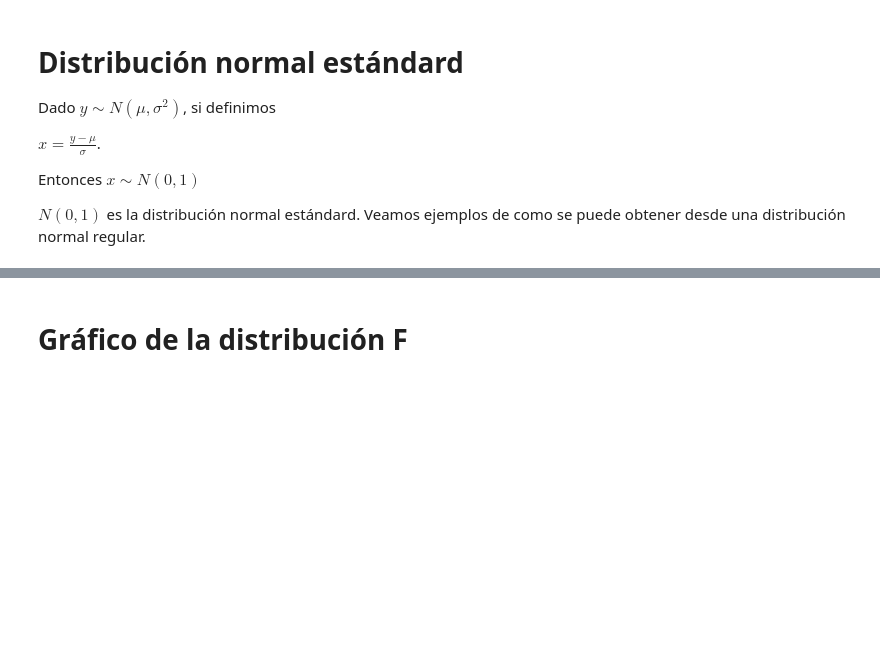
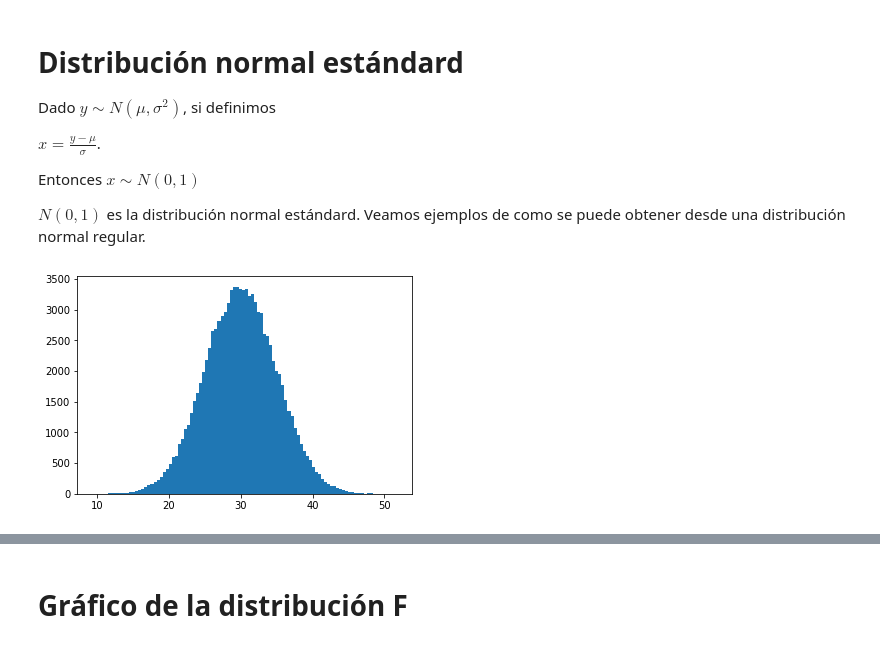
Before and after one commit to mrivas/disenoExperimental, a Jupyter notebook: taller04.ipynb, the cells around one changed output, grey strips where cells are left out. Cells and saved outputs as stored; diff of their text form; code cells hidden in the pictures; blank space fills up the shorter version.

```diff
--- a/taller04.ipynb
+++ b/taller04.ipynb
@@ -37,21 +40,19 @@ $N(0,1)$ es la distribución normal estándard. Veamos ejemplos de como se puede
 # %%
 x=np.random.normal(30,5,100000)
 plt.hist(x,bins=100)
 
 u  = np.mean(x)
 SS = np.var(x,ddof=1)
 S  = np.sqrt(SS)
 
-x_est1 = x - u
 
-plt.hist(x_est1,bins=100)
 
-x_est2 = (x-u)/S
 
-plt.hist(x_est2,bins=100)
 
-plt.figure()
-plt.hist(x_est2,bins=100,color="green")
-SS = np.var(x_est2,ddof=1)
+# plt.figure()
+# plt.hist(x_est2,bins=100,color="green")
+# SS = np.var(x_est2,ddof=1)
 
-print(SS)
+# print(u,SS,S)
+# %% [output]
+[figure, added]
```
Also changed, not shown: parts of 4 cells of this notebook.
